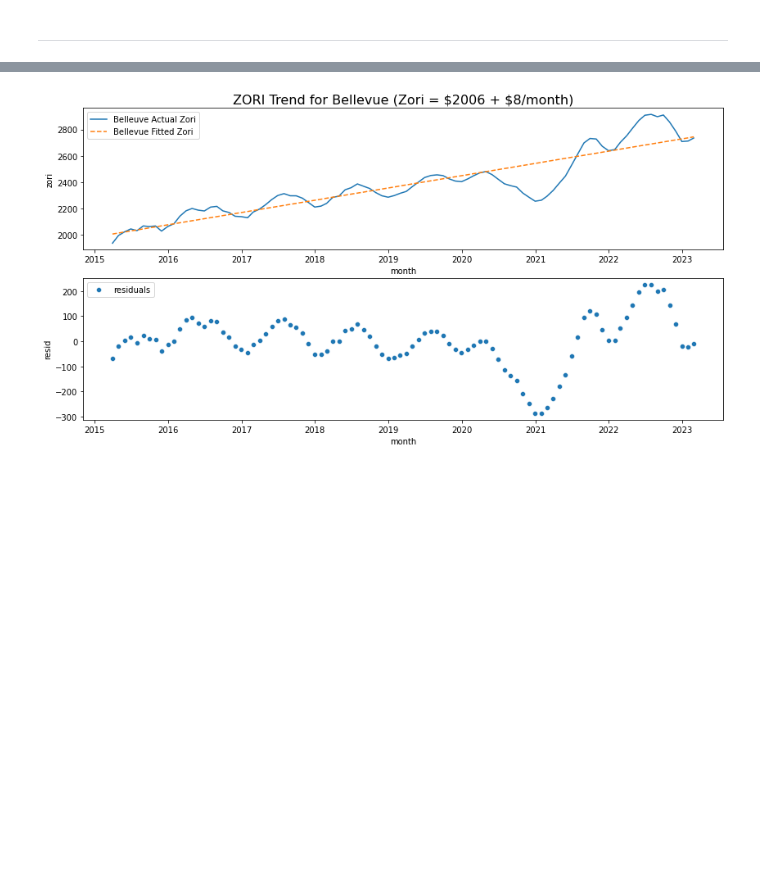
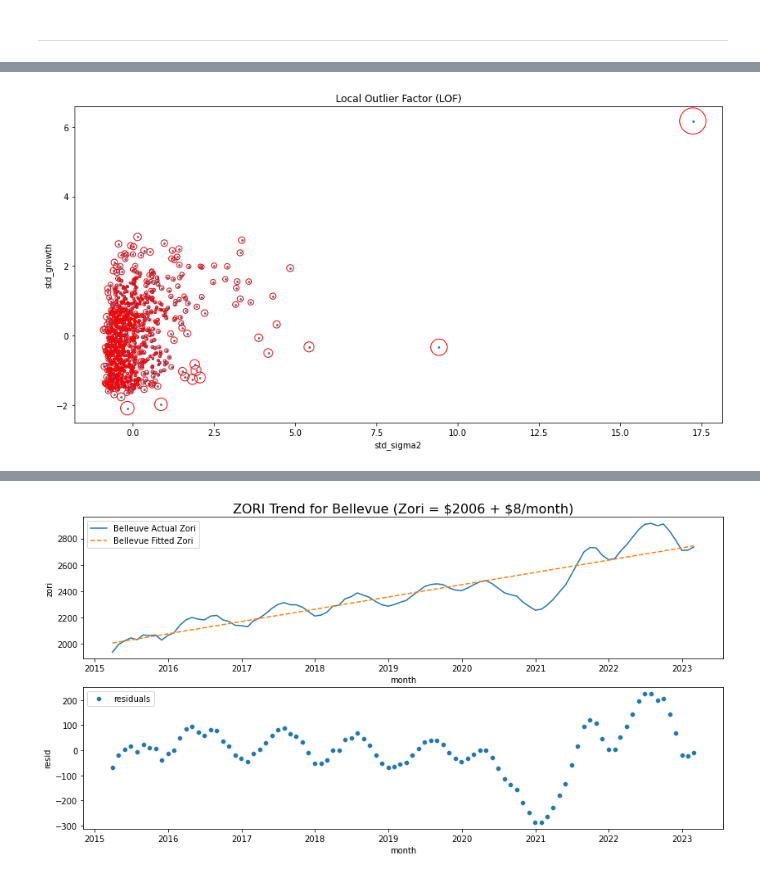
Before and after one commit to ichbinallen/zori_zori, a Jupyter notebook: notebooks/Zori_Rents.ipynb, the cells around one changed output, grey strips where cells are left out. Cells and saved outputs as stored; diff of their text form; code cells hidden in the pictures; blank space fills up the shorter version.

```diff
--- a/notebooks/Zori_Rents.ipynb
+++ b/notebooks/Zori_Rents.ipynb
@@ -349,0 +375,10 @@ sns.scatterplot(
+# %%
+lof_data = combined_results[["zipcode", "std_growth", "std_sigma2"]].copy()
+lof_data.set_index("zipcode", inplace=True)
+
+clf = LOF(contamination=0.05, leaf_size=10)
+clf.fit(lof_data)
+lof_data["local_outlier_factor"] = clf.decision_scores_
+lof_data["outlier"] = clf.labels_
+
+lof_data
@@ -349,0 +401,19 @@ sns.scatterplot(
+# %%
+plt.title("Local Outlier Factor (LOF)")
+plt.scatter(lof_data.loc[:, 'std_sigma2'], lof_data.loc[:,'std_growth'], s=3.0, label="Data points")
+outlier_scaler = MinMaxScaler()
+radius = outlier_scaler.fit_transform(lof_data[['local_outlier_factor']])
+plt.scatter(
+   lof_data.loc[:, 'std_sigma2'],
+    lof_data.loc[:,'std_growth'],
+    s=1000 * radius,
+    edgecolors="r",
+    facecolors="none",
+    label="Outlier scores",
+)
+plt.xlabel('std_sigma2')
+plt.ylabel('std_growth')
+
+plt.show()
+# %% [output]
+[figure, added]
```
Also changed, not shown: parts of 60 cells of this notebook.
